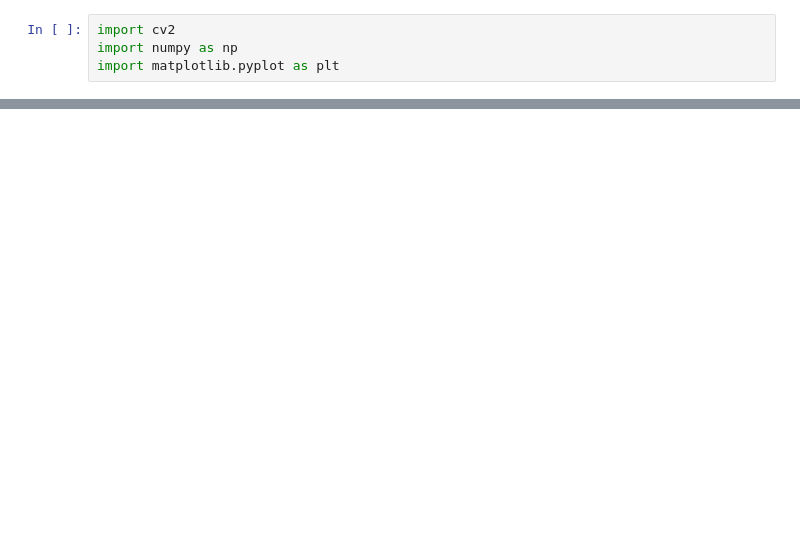
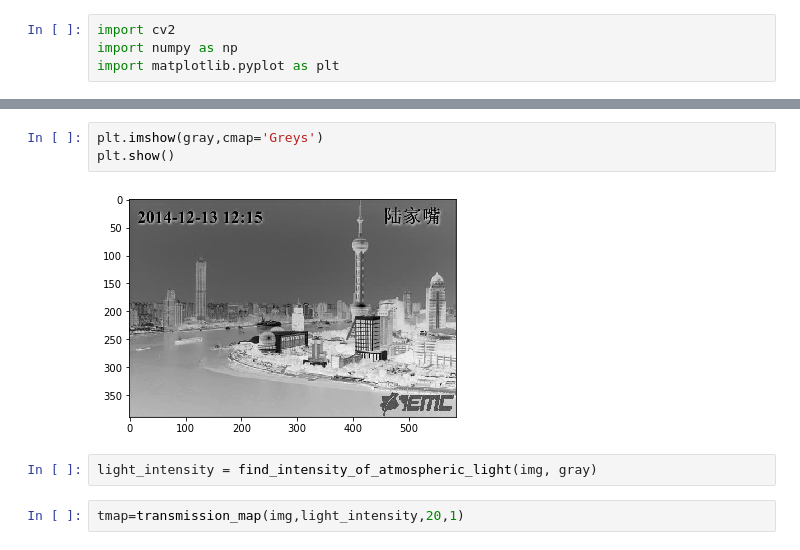
Before and after one commit to ShivamShrirao/Image_Entropy_PM2.5, a Jupyter notebook: image_entropy.ipynb, the cells around one changed output, grey strips where cells are left out. Cells and saved outputs as stored; diff of their text form; blank space fills up the shorter version.

```diff
--- a/image_entropy.ipynb
+++ b/image_entropy.ipynb
@@ -12,0 +74,9 @@ plt.show()
+# %%
+plt.imshow(gray,cmap='Greys')
+plt.show()
+# %% [output]
+[figure, added]
+# %%
+light_intensity = find_intensity_of_atmospheric_light(img, gray)
+# %%
+tmap=transmission_map(img,light_intensity,20,1)
```
Also changed, not shown: parts of 8 cells of this notebook, 10 other files.
